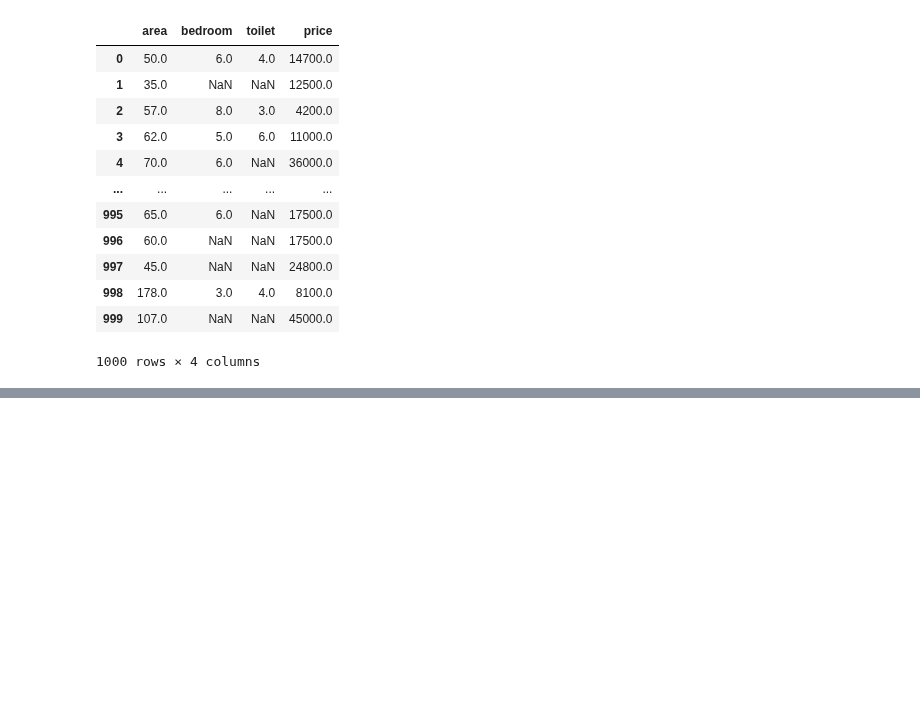
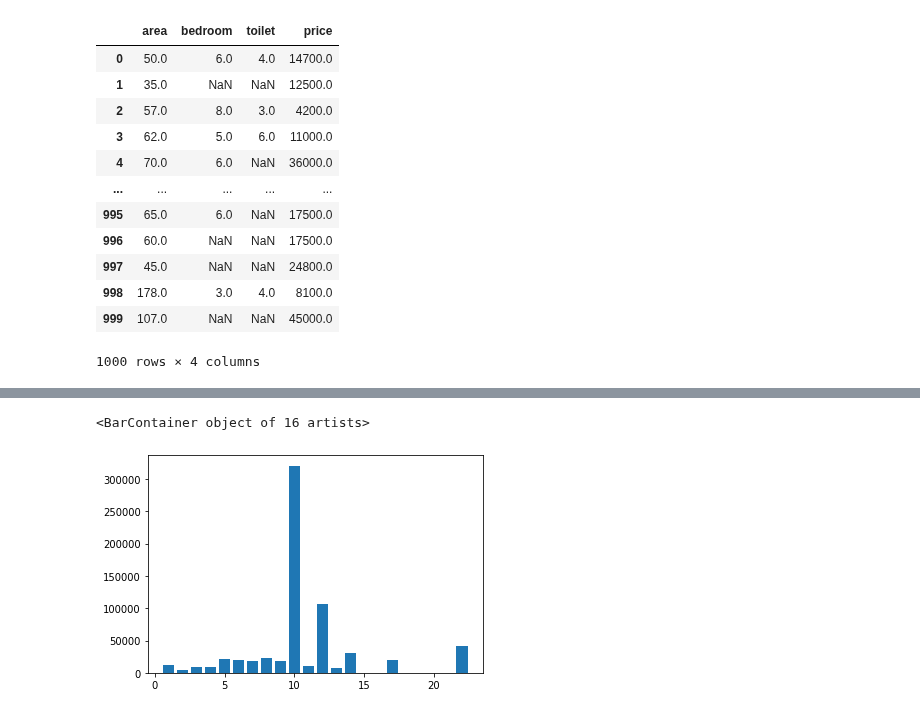
Before and after one commit to mark3000-010701/Dataanalyst, a Jupyter notebook: Bài_tập_data_Visualization_1_.ipynb, the cells around one changed output, grey strips where cells are left out. Saved outputs shown, nothing was run; the diff lists cells and outputs as text; code cells hidden in the pictures; blank space fills up the shorter version.

```diff
--- a/Bài_tập_data_Visualization_1_.ipynb
+++ b/Bài_tập_data_Visualization_1_.ipynb
@@ -138,0 +301,3 @@ data1
+# %%
+test=data[['bedroom','price']]
+test
@@ -138,0 +318,7 @@ data1
+# %%
+test1=test[test.bedroom.isna()==False]
+# %%
+test1=test1[test1.price.isna()==False]
+# %%
+check= test1.groupby(['bedroom'])['price'].mean().reset_index(name='mean_for_bedroom')
+check
@@ -138,0 +343,5 @@ data1
+# %%
+plt.bar(check['bedroom'],check['mean_for_bedroom'])
+# %% [output]
+<BarContainer object of 16 artists>
+[figure, added]
```
Also changed, not shown: parts of 18 cells of this notebook.
